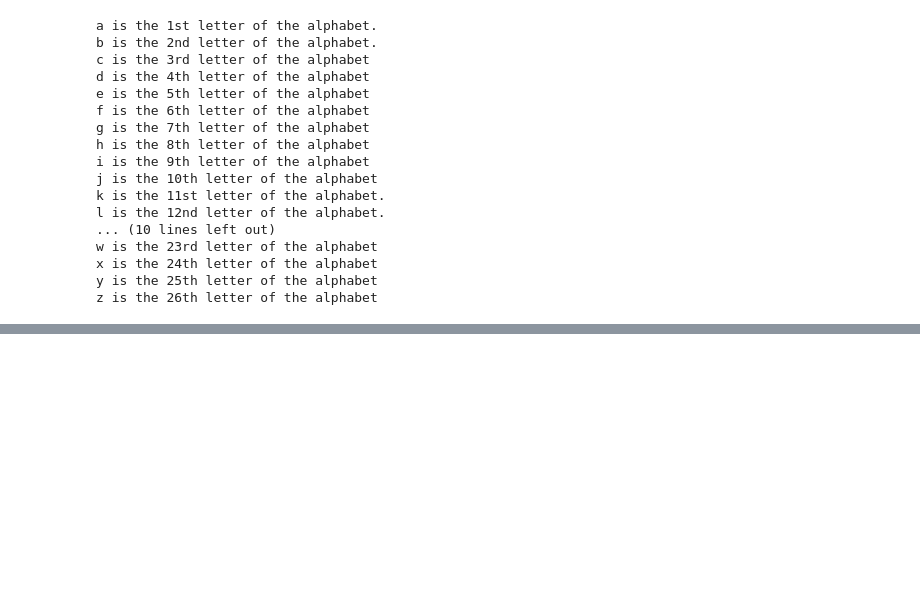
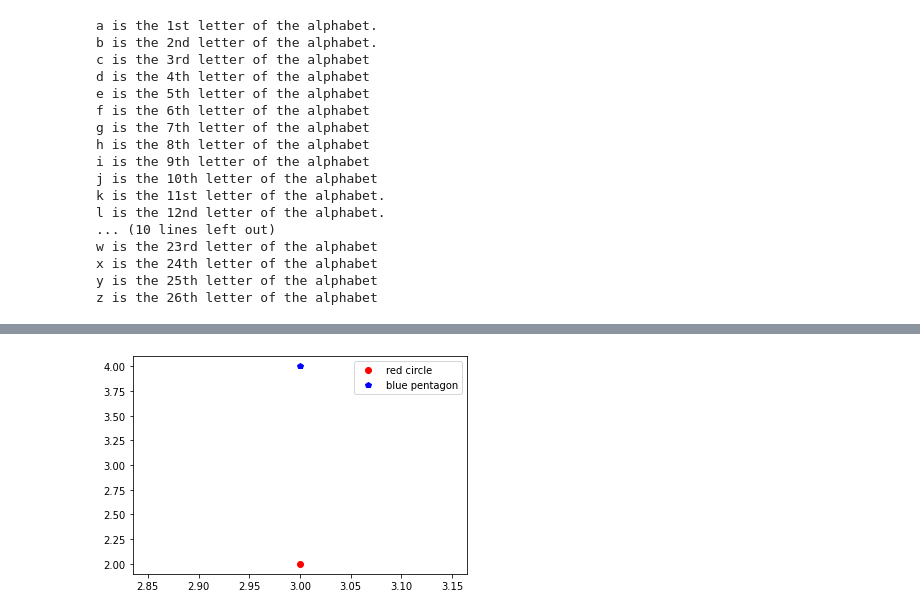
Before and after one commit to YolbarsZiya1997/Physics_is_fun, a Jupyter notebook: text&dataviz.ipynb, the cells around one changed output, grey strips where cells are left out. Drawn from its saved outputs; the diff is of its cells as text; code cells hidden in the pictures; blank space fills up the shorter version.

```diff
--- a/text&dataviz.ipynb
+++ b/text&dataviz.ipynb
@@ -59,0 +75,7 @@ z is the 26th letter of the alphabet
+# %%
+plt.plot(3, 2, 'ro', label='red circle')            # r is for the color red
+plt.plot(3, 4, 'bp', label='blue pentagon')            # b is for color and p for pentagon
+plt.legend()
+plt.show()
+# %% [output]
+[figure, added]
```
Also changed, not shown: parts of 22 cells of this notebook.
